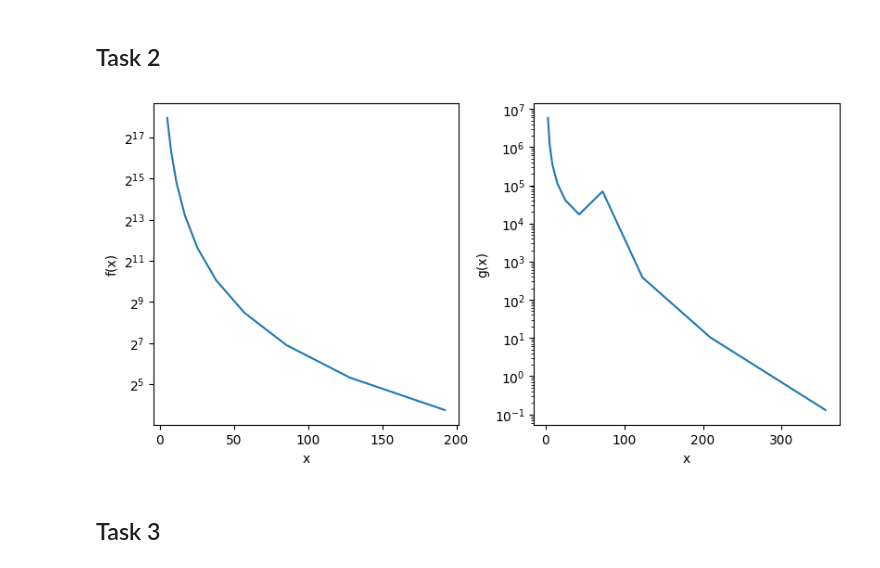
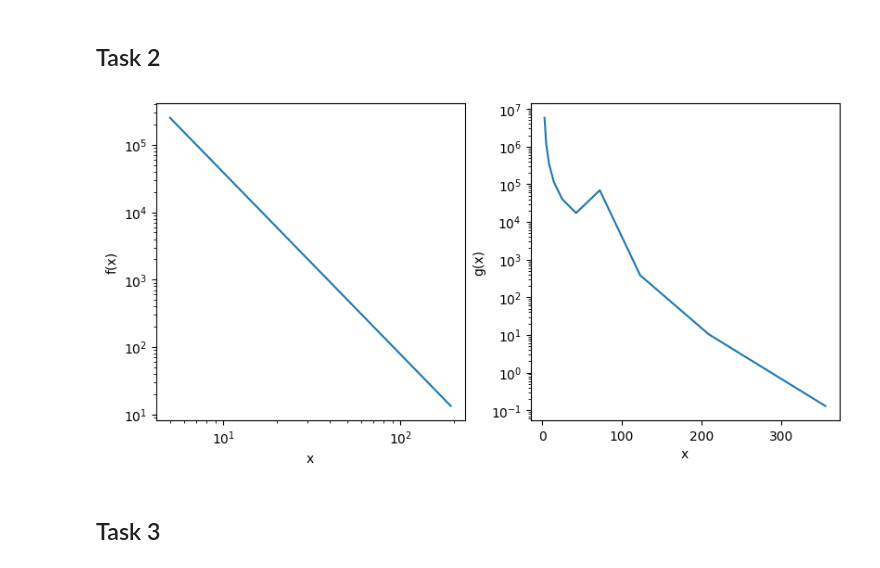
Before and after one commit to flupppi/networks, a Jupyter notebook: notebook.ipynb, the cells around one changed output. Cells and saved outputs as stored; diff of their text form; code cells hidden in the pictures.

```diff
--- a/notebook.ipynb
+++ b/notebook.ipynb
@@ -179,25 +179,27 @@ Closeness of node 0: 0.006757
 # %%
 import matplotlib.pyplot as plt
 import numpy as np
 
 x1 = [5.00, 7.50, 11.25, 16.88, 25.31, 37.97, 56.95, 85.43, 128.14, 192.22]
 y1 = [252822.43, 84599.77, 28308.89, 9472.76, 3169.79, 1060.68, 354.93, 118.77, 39.74, 13.30]
 x2 = [3.00, 5.10, 8.67, 14.74, 25.06, 42.60, 72.41, 123.10, 209.27, 355.76]
 y2 = [5824779.30, 1185913.90, 347172.77, 114200.30, 40746.59, 17235.83, 69248.85, 384.66, 10.41, 0.13]
 
 fig, (ax1, ax2) = plt.subplots(1, 2, layout='constrained', figsize = (8, 8/2))
 ax1.set_xlabel("x")
+ax1.set_xscale('log')
 ax1.set_ylabel("f(x)")
 ax1.set_yscale('log')
 ax1.plot(x1, y1)
-
+# TODO: only plot the points. Make a linear regression on the data and find a line that fits the data. This line will give us the exponent and show how well the growth fits the model.
 ax2.set_xlabel("x")
+ax1.set_xscale('log')
 ax2.set_ylabel("g(x)")
 ax2.set_yscale('log')
 ax2.plot(x2, y2)
 plt.show()
 # %% [output]
-[figure, old version]
+[figure, new version]
 # %% [markdown]
 ## Task 3
 # %%
```
